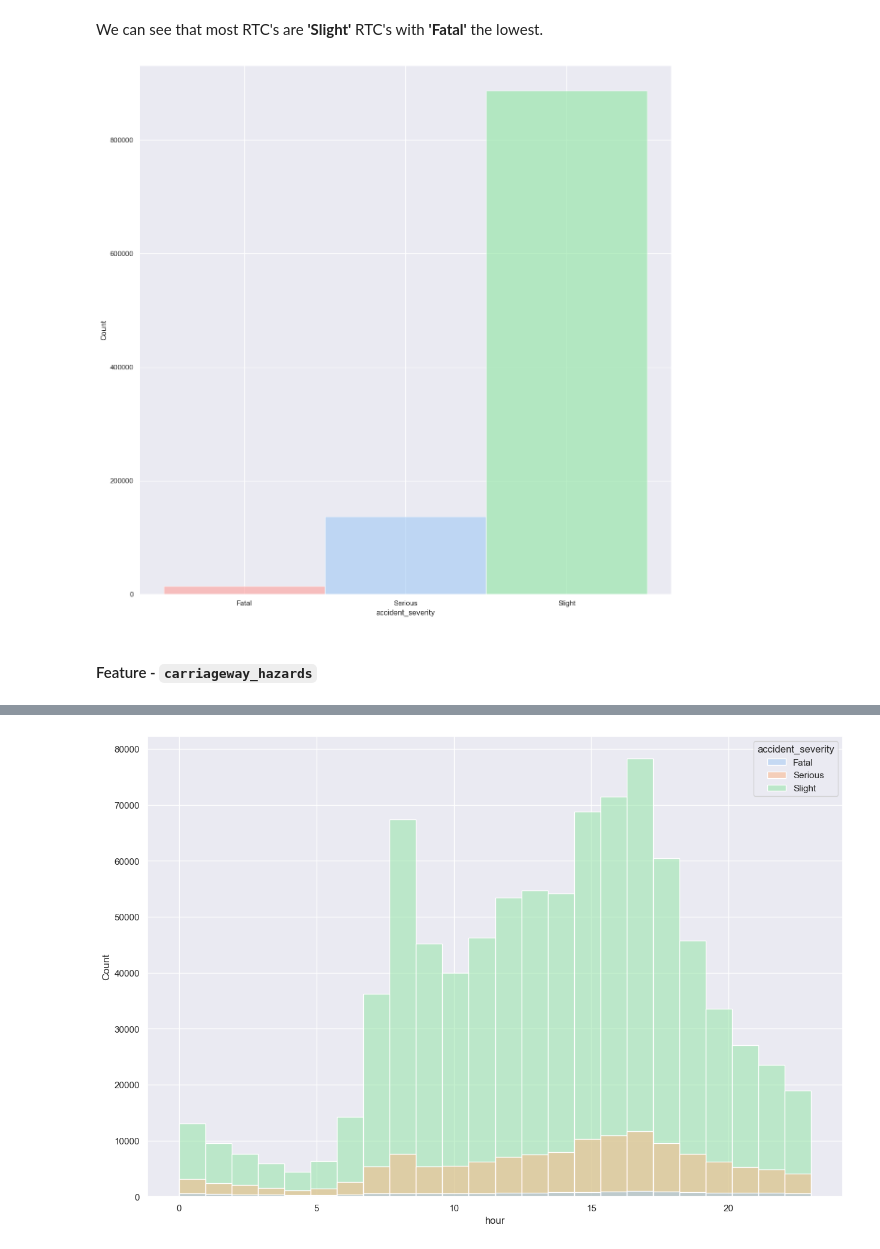
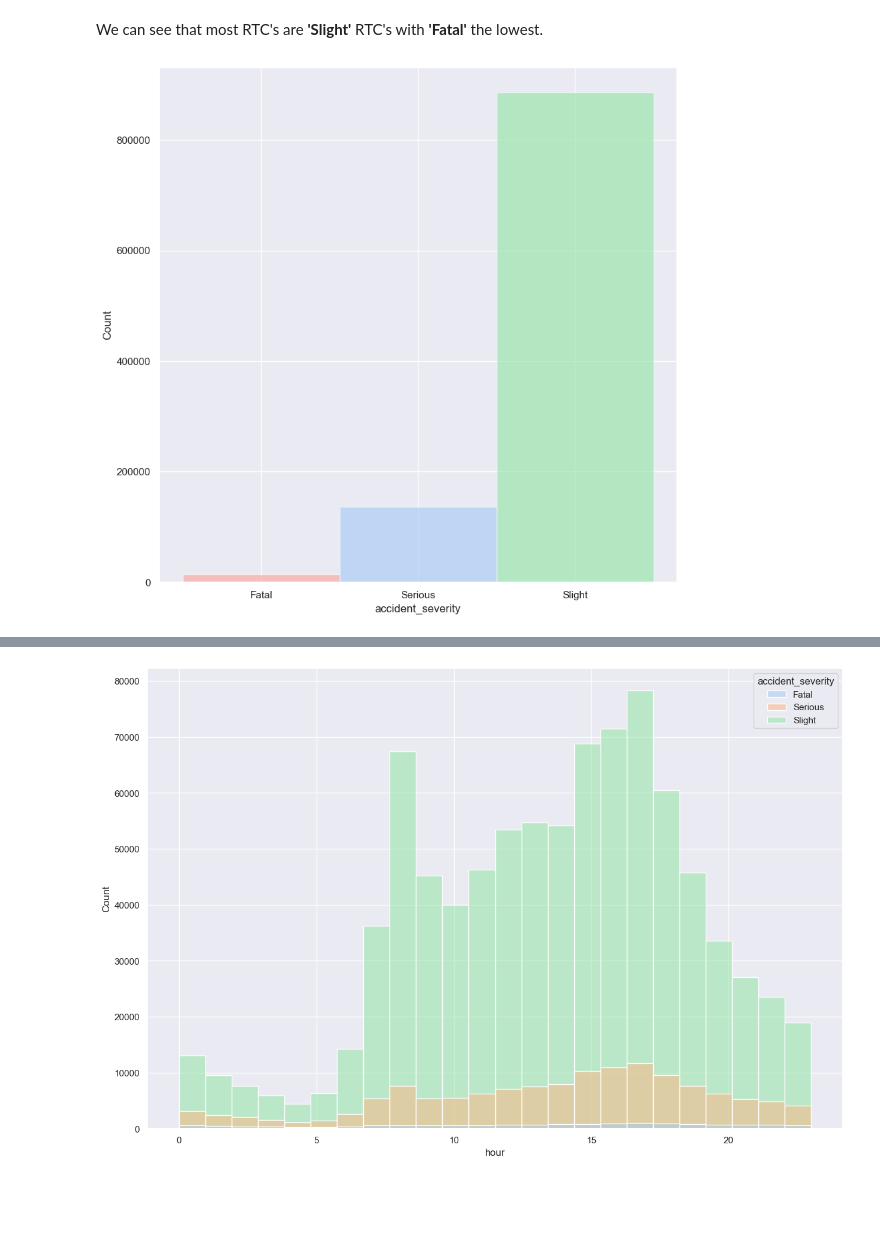
Before and after one commit to kmedri/-Omdena_Predicting_RTC_Severity_main, a Jupyter notebook: Group_1_Predicting_RTC_Severity/Predicting_RTC_Severity.ipynb, the cells around one changed output, grey strips where cells are left out. Drawn from its saved outputs; the diff is of its cells as text; code cells hidden in the pictures; blank space fills up the shorter version.

```diff
--- a/Group_1_Predicting_RTC_Severity/Predicting_RTC_Severity.ipynb
+++ b/Group_1_Predicting_RTC_Severity/Predicting_RTC_Severity.ipynb
@@ -638,5 +726,3 @@ Data columns (total 26 columns):
  25  year                                     1037765 non-null  int64
 dtypes: float64(4), int64(4), object(18)
 memory usage: 205.9+ MB
-# %%
-df_accident = df_accident.reset_index(level=0)
@@ -817,15 +843,13 @@ Name: accident_severity, dtype: int64
 # %% [markdown]
 We can see that most RTC's are **'Slight'** RTC's with **'Fatal'** the lowest.
 # %%
-plt.figure(figsize=(15,15))
+plt.figure(figsize=(10,10))
 
 ax = sns.histplot(data=df_accident, x='accident_severity')
 ax.patches[0].set_alpha(0.6), ax.patches[2].set_facecolor('g')
 ax.patches[1].set_alpha(0.6), ax.patches[1].set_facecolor('b')
-ax.patches[2].set_alpha(0.6), ax.patches[0].set_facecolor('r')
+ax.patches[2].set_alpha(0.6), ax.patches[0].set_facecolor('r');
 
 plt.show()
 # %% [output]
-[figure, old version]
+[figure, new version]
-# %% [markdown]
-#### Feature - `carriageway_hazards`
```
Also changed, not shown: parts of 102 cells of this notebook.
